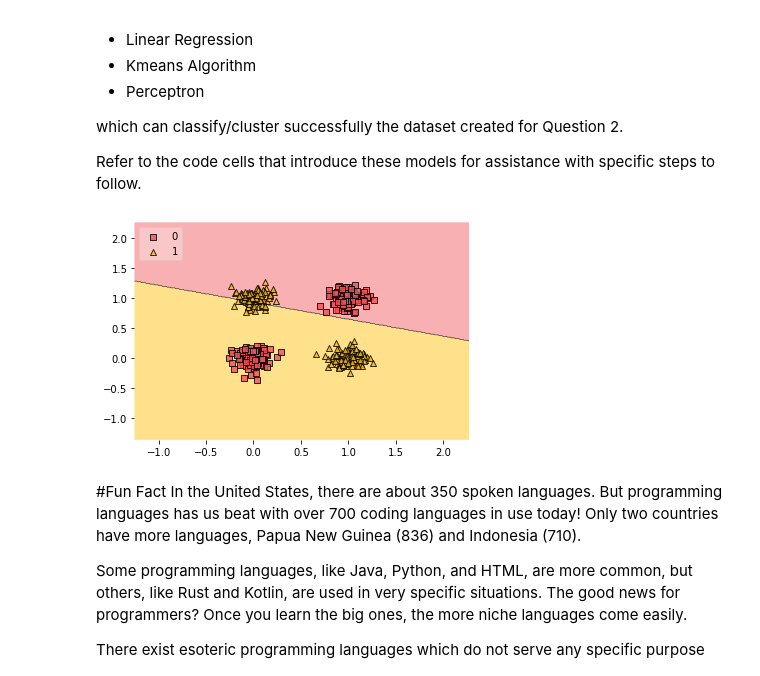
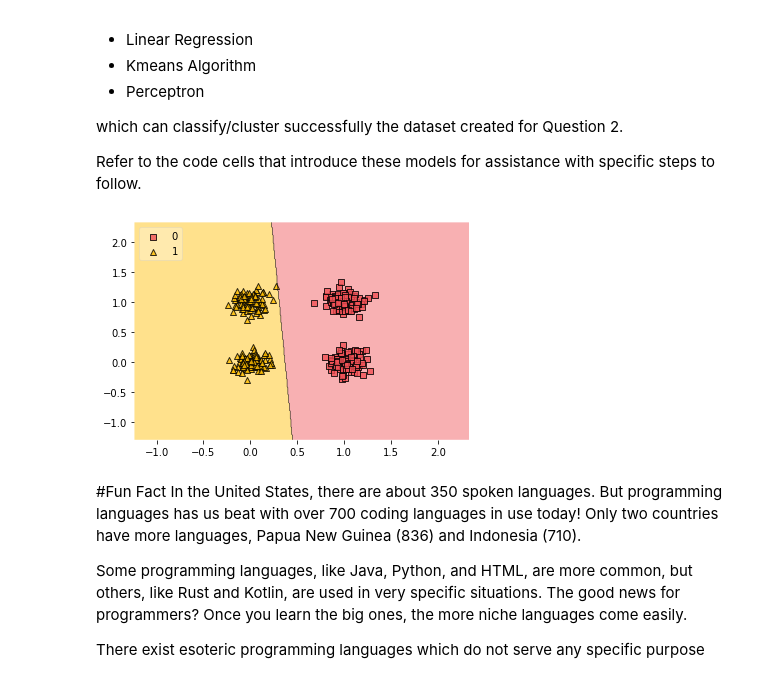
Before and after one commit to aru-g2004/MIT-SureStart-Machine-Learning-Google-Colab, a Jupyter notebook: Day_3_Intro_to_Deep_Learning_AG.ipynb, the cells around one changed output. Drawn from its saved outputs; the diff is of its cells as text; code cells hidden in the pictures.

```diff
--- a/Day_3_Intro_to_Deep_Learning_AG.ipynb
+++ b/Day_3_Intro_to_Deep_Learning_AG.ipynb
@@ -240,20 +240,20 @@ Hint2: *Look at the dataset generated by the KMeans clustering above --- that is
 """ Enter your code for Question 2 here """
 
 # data is an array which represents 4 different data clusters
-data = []
+data2 = []
 # target holds information about which class each respective data points are from
-target = []
+target2 = []
 
 # Here we are just instantiating random points at 4 different places in the graph space
 for i in range(2):  # 0-2
     for j in range(2):  # 0-2
         for _ in range(100): #0 - 100
-            if (i+j)%2==0:
-                data.append([np.random.normal(0, 0.1) + i, np.random.normal(0, 0.1) + j])
-                target.append([0])
+            if (i)%2==0:
+                data2.append([np.random.normal(0, 0.1) + i, np.random.normal(0, 0.1) + j])
+                target2.append([1])
             else:
-                data.append([np.random.normal(0, 0.1) + i, np.random.normal(0, 0.1)+ j] )
-                target.append([1])
+                data2.append([np.random.normal(0, 0.1) + i, np.random.normal(0, 0.1)+ j] )
+                target2.append([0])
 # %% [markdown]
 ## Question 3
 Write a script in the code cell below for any of the one of the linear models:
@@ -267,21 +267,21 @@ Refer to the code cells that introduce these models for assistance with specific
 # %%
 """ Enter your code for Question 3 here """
 
 # Linear Regression or Kmeans or Perceptron, Perceptron
+data2 = np.array(data2)
+target2 = np.array(target2)
 
 # Visualize the performance of these models
 
-
-percept =  Perceptron(tol=1e-3, random_state=0)
 
 percept.fit(data2,target2)
 percept.score(data2,target2)
 
 target2 = target2.reshape((-1))
 plot_decision_regions(data2, target2, clf=percept, legend=2,colors = '#F15156,#FFBD00')
 plt.show()
 # %% [output]
-[figure, old version]
+[figure, new version]
 # %% [markdown]
 #Fun Fact
 In the United States, there are about 350 spoken languages. But programming languages has us beat with over 700 coding languages in use today! Only two countries have more languages, Papua New Guinea (836) and Indonesia (710).
```
Also changed, not shown: parts of 6 cells of this notebook.
